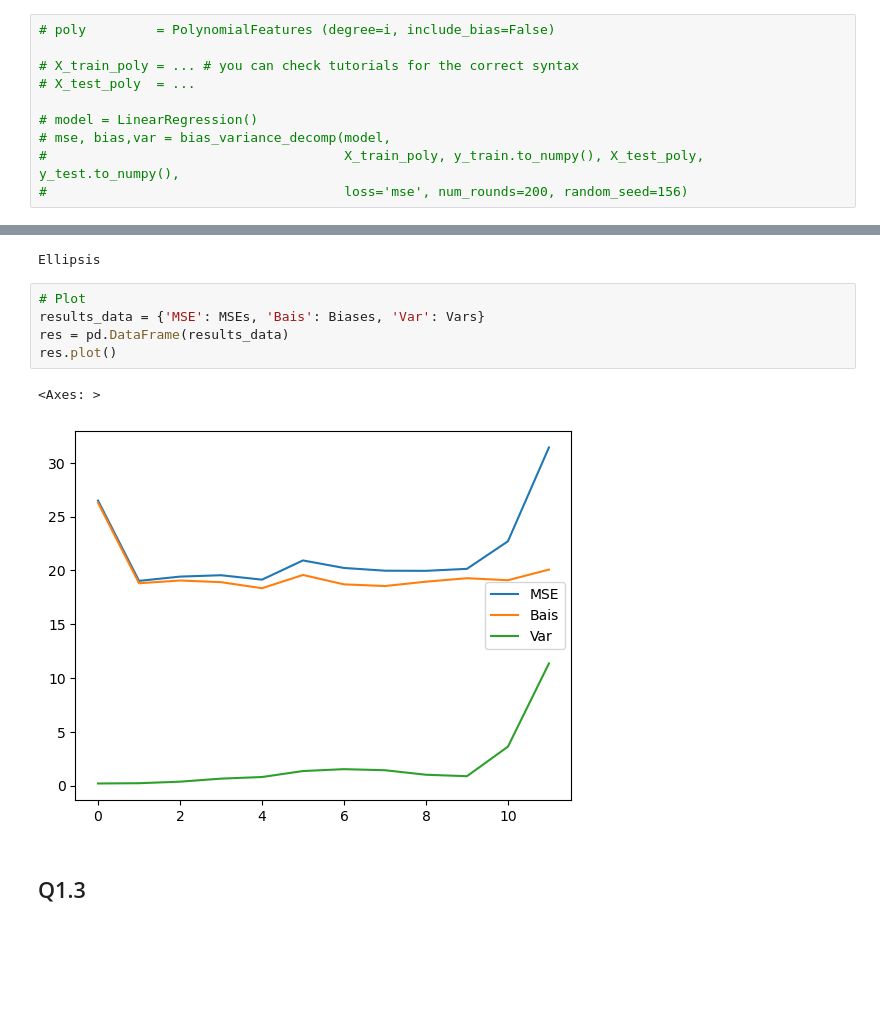
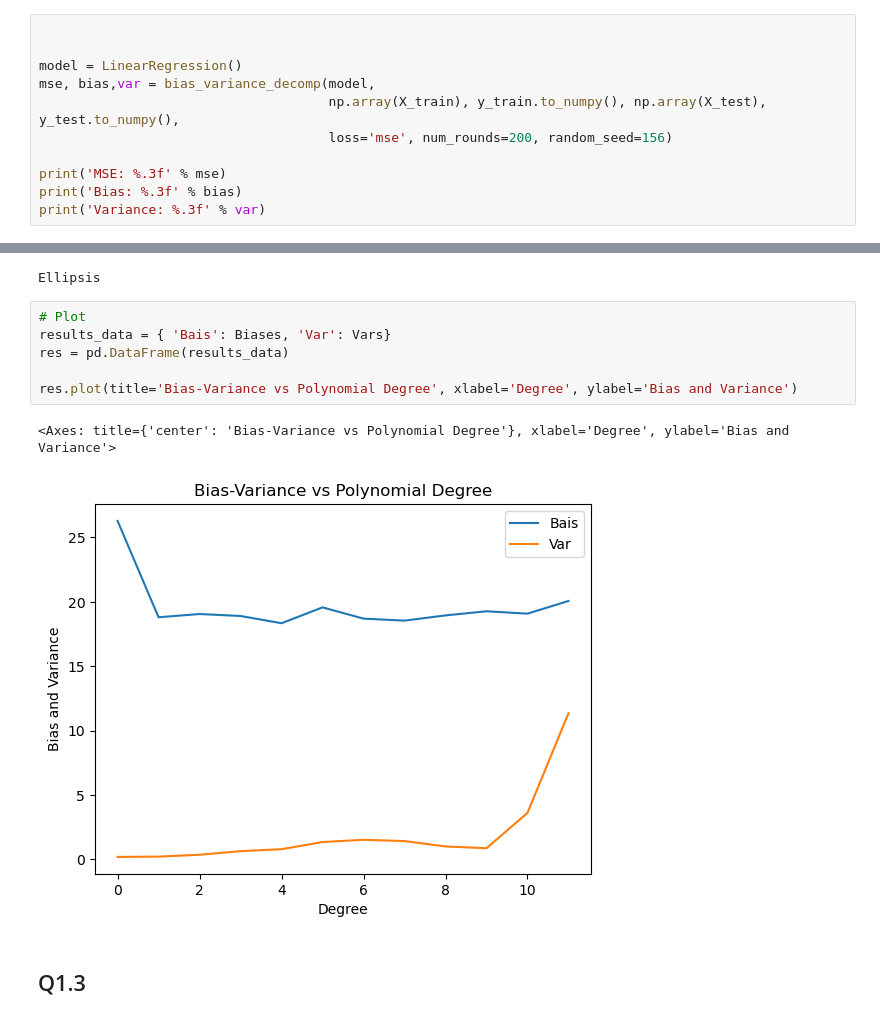
Before and after one commit to soumya-khanna/446-A2, a Jupyter notebook: assg2_template.ipynb, the cells around one changed output, grey strips where cells are left out. Drawn from its saved outputs; the diff is of its cells as text; blank space fills up the shorter version.

```diff
--- a/assg2_template.ipynb
+++ b/assg2_template.ipynb
@@ -24,12 +24,13 @@ X_train, X_test, y_train, y_test = train_test_split(X, y, test_size=0.2, shuffle
 # %% [markdown]
 ## Q1.2
 # %%
-# poly         = PolynomialFeatures (degree=i, include_bias=False)
 
-# X_train_poly = ... # you can check tutorials for the correct syntax
-# X_test_poly  = ...
 
-# model = LinearRegression()
-# mse, bias,var = bias_variance_decomp(model,
-#                                      X_train_poly, y_train.to_numpy(), X_test_poly, y_test.to_numpy(),
-#                                      loss='mse', num_rounds=200, random_seed=156)
+model = LinearRegression()
+mse, bias,var = bias_variance_decomp(model,
+                                     np.array(X_train), y_train.to_numpy(), np.array(X_test), y_test.to_numpy(),
+                                     loss='mse', num_rounds=200, random_seed=156)
+
+print('MSE: %.3f' % mse)
+print('Bias: %.3f' % bias)
+print('Variance: %.3f' % var)
@@ -75,12 +80,13 @@ MSE: 31.42, Bias: 20.07, Var: 11.35
 Ellipsis
 # %%
 # Plot
-results_data = {'MSE': MSEs, 'Bais': Biases, 'Var': Vars}
+results_data = { 'Bais': Biases, 'Var': Vars}
 res = pd.DataFrame(results_data)
-res.plot()
+
+res.plot(title='Bias-Variance vs Polynomial Degree', xlabel='Degree', ylabel='Bias and Variance')
 # %% [output]
-<Axes: >
+<Axes: title={'center': 'Bias-Variance vs Polynomial Degree'}, xlabel='Degree', ylabel='Bias and Variance'>
-[figure, old version]
+[figure, new version]
 # %% [markdown]
 ## Q1.3
 # %%
```
Also changed, not shown: parts of 16 cells of this notebook.
